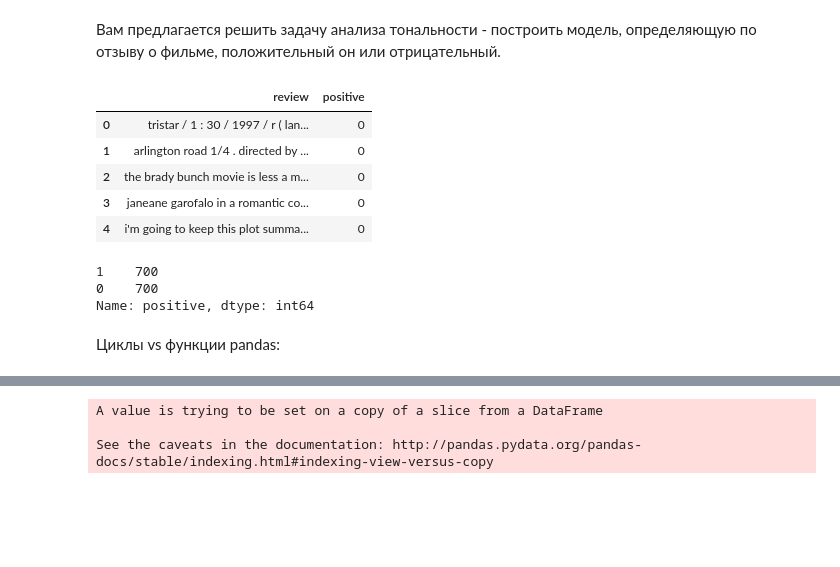
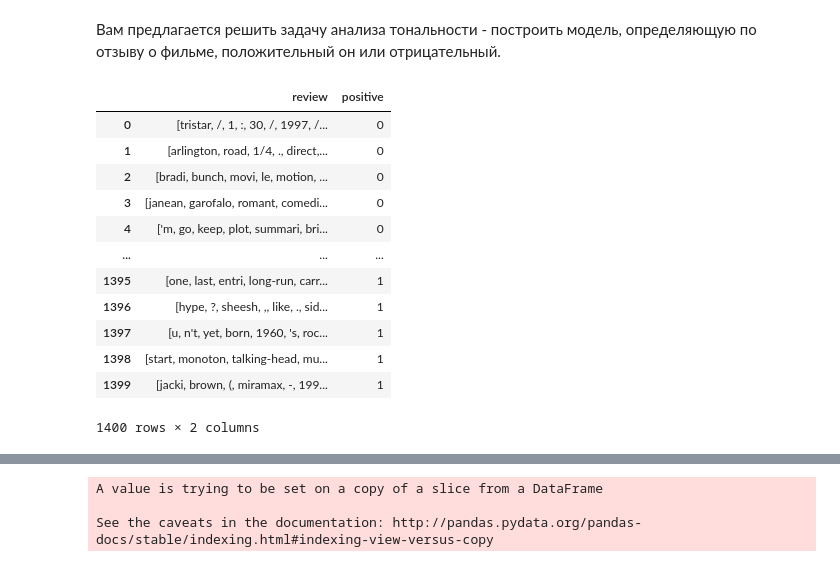
Before and after one commit to new-okaerinasai/math-ml-hse-2019, a Jupyter notebook: sem08_texts/sem08_texts.ipynb, the cells around one changed output, grey strips where cells are left out. Drawn from its saved outputs; the diff is of its cells as text; code cells hidden in the pictures; blank space fills up the shorter version.

```diff
--- a/sem08_texts/sem08_texts.ipynb
+++ b/sem08_texts/sem08_texts.ipynb
@@ -256,18 +289,21 @@ data = pd.read_csv('movie_reviews.csv')
 # your code here
 # %%
 data.head()
+X = data
-# %% [output]
-|  | review | positive |
-| 0 | tristar / 1 : 30 / 1997 / r ( lan... | 0 |
-| 1 | arlington road 1/4 . directed by ... | 0 |
-| 2 | the brady bunch movie is less a m... | 0 |
-| 3 | janeane garofalo in a romantic co... | 0 |
-| 4 | i'm going to keep this plot summa... | 0 |
-# %%
-data['positive'].value_counts()
-# %% [output]
-1    700
-0    700
-Name: positive, dtype: int64
-# %% [markdown]
-Циклы vs функции pandas:
+# %%
+X["review"] = data["review"].apply(word_tokenize)
+X
+# %% [output]
+|  | review | positive |
+| 0 | [tristar, /, 1, :, 30, /, 1997, /... | 0 |
+| 1 | [arlington, road, 1/4, ., direct,... | 0 |
+| 2 | [bradi, bunch, movi, le, motion, ... | 0 |
+| 3 | [janean, garofalo, romant, comedi... | 0 |
+| 4 | ['m, go, keep, plot, summari, bri... | 0 |
+| ... | ... | ... |
+| 1395 | [one, last, entri, long-run, carr... | 1 |
+| 1396 | [hype, ?, sheesh, ,, like, ., sid... | 1 |
+| 1397 | [u, n't, yet, born, 1960, 's, roc... | 1 |
+| 1398 | [start, monoton, talking-head, mu... | 1 |
+| 1399 | [jacki, brown, (, miramax, -, 199... | 1 |
+1400 rows × 2 columns
```
Also changed, not shown: parts of 18 cells of this notebook.
